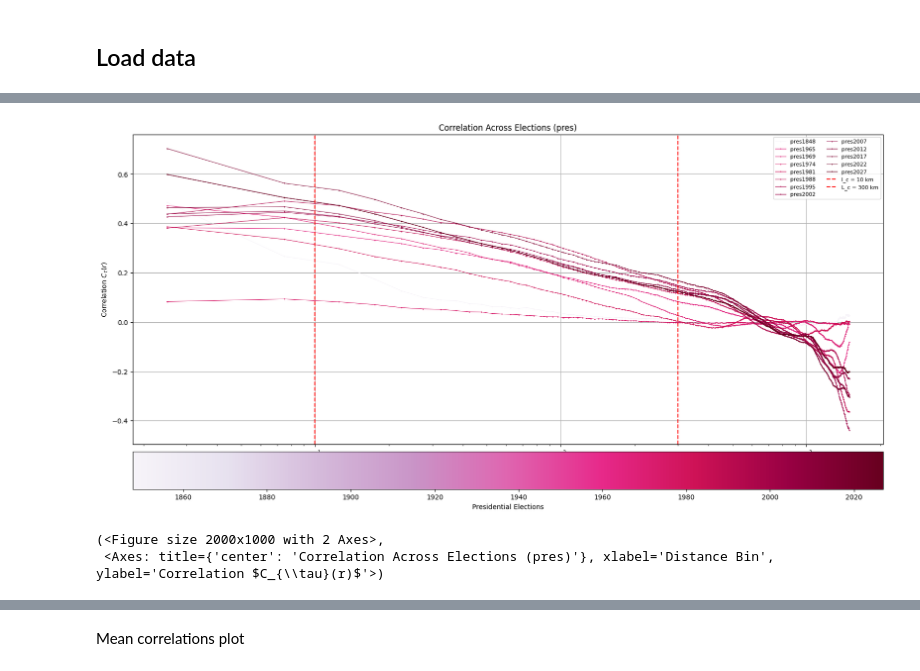
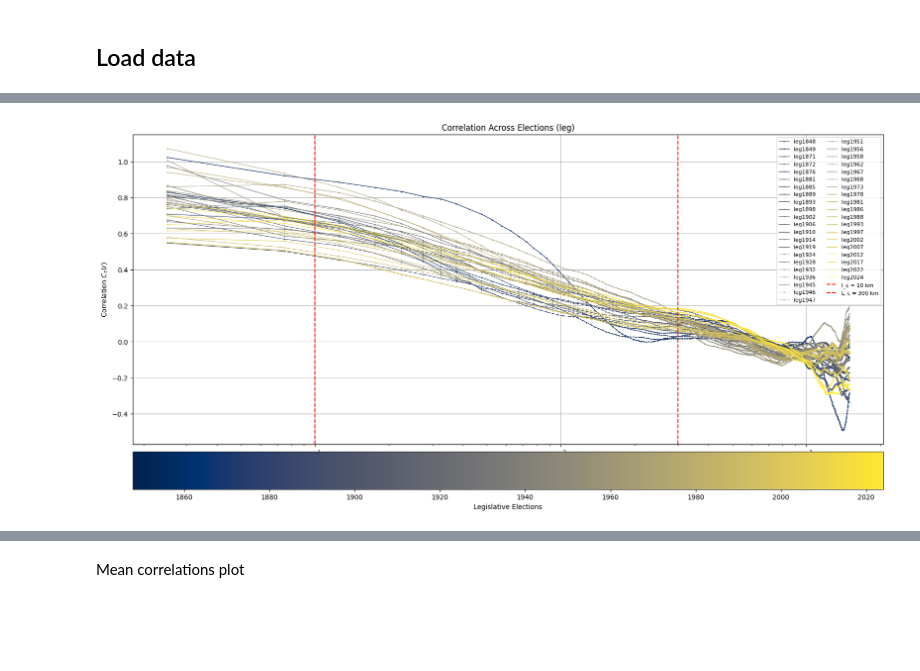
Before and after one commit to artmanceau/electera, a Jupyter notebook: notebooks/model/Spatial_correlations_new.ipynb, the cells around one changed output, grey strips where cells are left out. Drawn from its saved outputs; the diff is of its cells as text; code cells hidden in the pictures; blank space fills up the shorter version.

```diff
--- a/notebooks/model/Spatial_correlations_new.ipynb
+++ b/notebooks/model/Spatial_correlations_new.ipynb
@@ -2,6 +2,8 @@
 # Fitting a random diffusion field on the correlations plot
 # %% [markdown]
 Notebook servant a estimer le champ culturel
+# %%
+var = 'pvoteTD'
 # %% [markdown]
 ## Load data
 # %%
@@ -93,7 +95,10 @@ def plot_election_correlations(
             .sort("distance_bin")
         )
 
-    colormap_by_type = {"pres": cm.PuRd, "leg": cm.Blues}
+    colormap_by_type = {
+        "pres": cm.inferno,   # or cm.magma / cm.plasma
+        "leg": cm.cividis,    # or cm.Blues / cm.viridis
+    }
     selected_types = sorted(set(p["type"] for p in parsed))
 
     # Norm per type
@@ -143,4 +148,4 @@ def plot_election_correlations(
         )
 
     plt.show()
-    return fig, ax
+    return dataframes
@@ -153,6 +152,4 @@ plot_election_correlations("pvotepar", mode="pres")
-# %%
-plot_election_correlations("pvoteD", mode="pres")
-# %% [output]
-[figure, removed]
-(<Figure size 2000x1000 with 2 Axes>,
- <Axes: title={'center': 'Correlation Across Elections (pres)'}, xlabel='Distance Bin', ylabel='Correlation $C_{\\tau}(r)$'>)
+# %%
+dataframesleg = plot_election_correlations(var, mode="leg")
+# %% [output]
+[figure, added]
```
Also changed, not shown: parts of 11 cells of this notebook, 9 other files.
